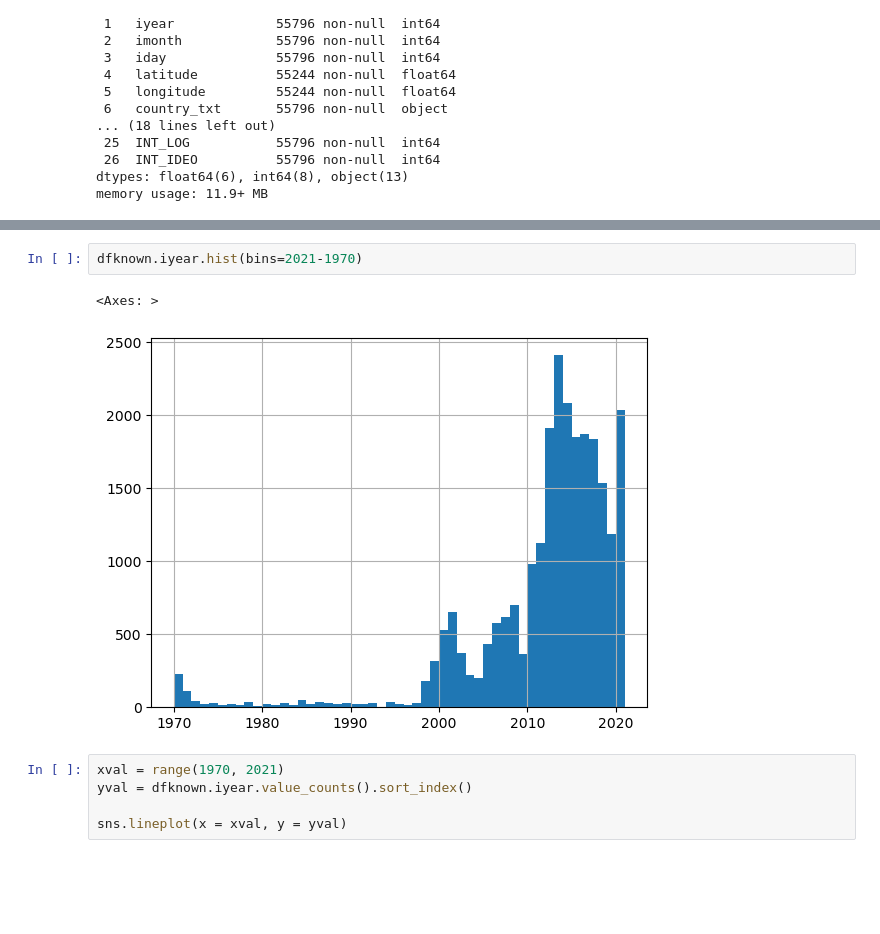
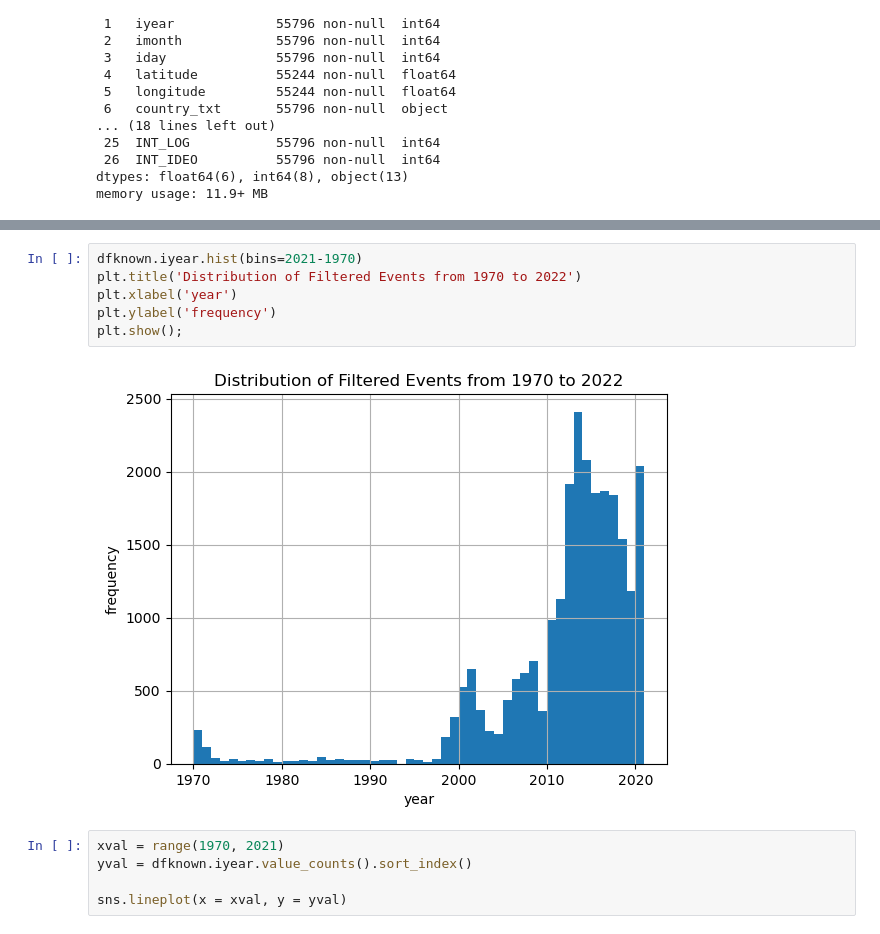
Before and after one commit to samcast1/Capstone-2---Global-Terrorism, a Jupyter notebook: notebooks/3.1_sc_motive_sucess_EDA_to_inital_preprocessing.ipynb, the cells around one changed output, grey strips where cells are left out. Drawn from its saved outputs; the diff is of its cells as text; blank space fills up the shorter version.

```diff
--- a/notebooks/3.1_sc_motive_sucess_EDA_to_inital_preprocessing.ipynb
+++ b/notebooks/3.1_sc_motive_sucess_EDA_to_inital_preprocessing.ipynb
@@ -141,9 +191,12 @@ None
 | max | 2.021063e+11 | 2021.000000 | 12.000000 | 31.000000 | 64.547251 | 179.366667 | 12.000000 | 1.000000 | 1700.000000 | 1001.000000 | 346.000000 | ... |
 # %%
 dfknown.iyear.hist(bins=2021-1970)
+plt.title('Distribution of Filtered Events from 1970 to 2022')
+plt.xlabel('year')
+plt.ylabel('frequency')
+plt.show();
 # %% [output]
-<Axes: >
-[figure, old version]
+[figure, new version]
 # %%
 xval = range(1970, 2021)
 yval = dfknown.iyear.value_counts().sort_index()
```
Also changed, not shown: parts of 8 cells of this notebook, 3 other files.
